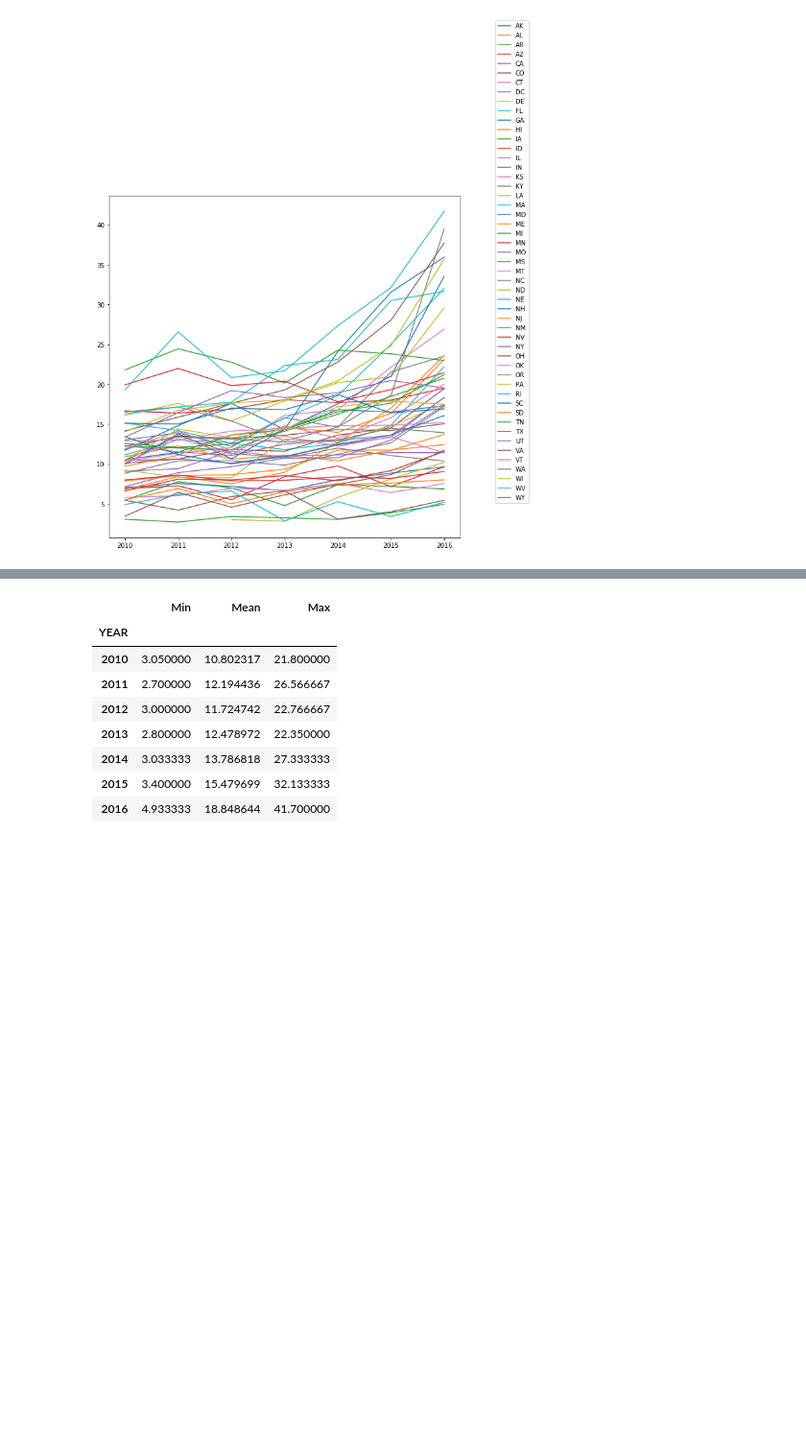
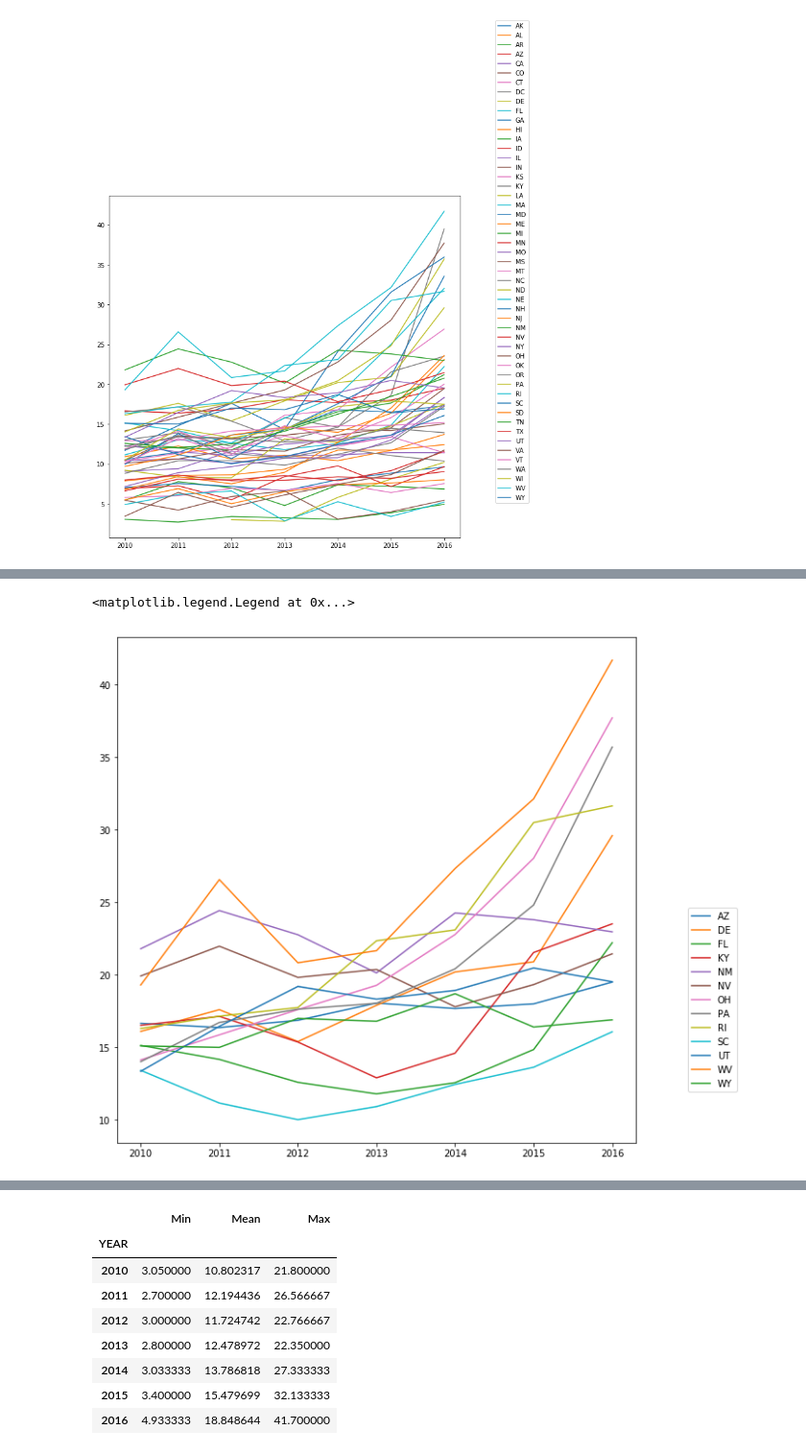
Before and after one commit to GregPoppe/opioid_project, a Jupyter notebook: povertyAndOpioids.ipynb, the cells around one changed output, grey strips where cells are left out. Shown at 96% size. Drawn from its saved outputs; the diff is of its cells as text; code cells hidden in the pictures; blank space fills up the shorter version.

```diff
--- a/povertyAndOpioids.ipynb
+++ b/povertyAndOpioids.ipynb
@@ -201,3 +207,10 @@ plt.legend(loc=(1.1,.1))
 # %% [output]
 <matplotlib.legend.Legend at 0x...>
 [figure]
+# %%
+tmpT = tmp.T
+tmpT.head()
+year = 2010
+thld = tmpT[year].quantile(0.75)
+pltdf = tmpT[tmpT[year]>thld].T
+pltdf.head()
@@ -203,0 +225,9 @@ plt.legend(loc=(1.1,.1))
+# %%
+plt.figure(figsize=(10,10))
+for i in range(len(pltdf.columns)) :
+    plt.plot(pltdf.index, pltdf.iloc[:,i], label=pltdf.columns[i])
+#plt.plot(tmp.index, tmp.iloc[:,1], label=tmp.columns[1])
+plt.legend(loc=(1.1,.1))
+# %% [output]
+<matplotlib.legend.Legend at 0x...>
+[figure, added]
```
Also changed, not shown: parts of 32 cells of this notebook.
